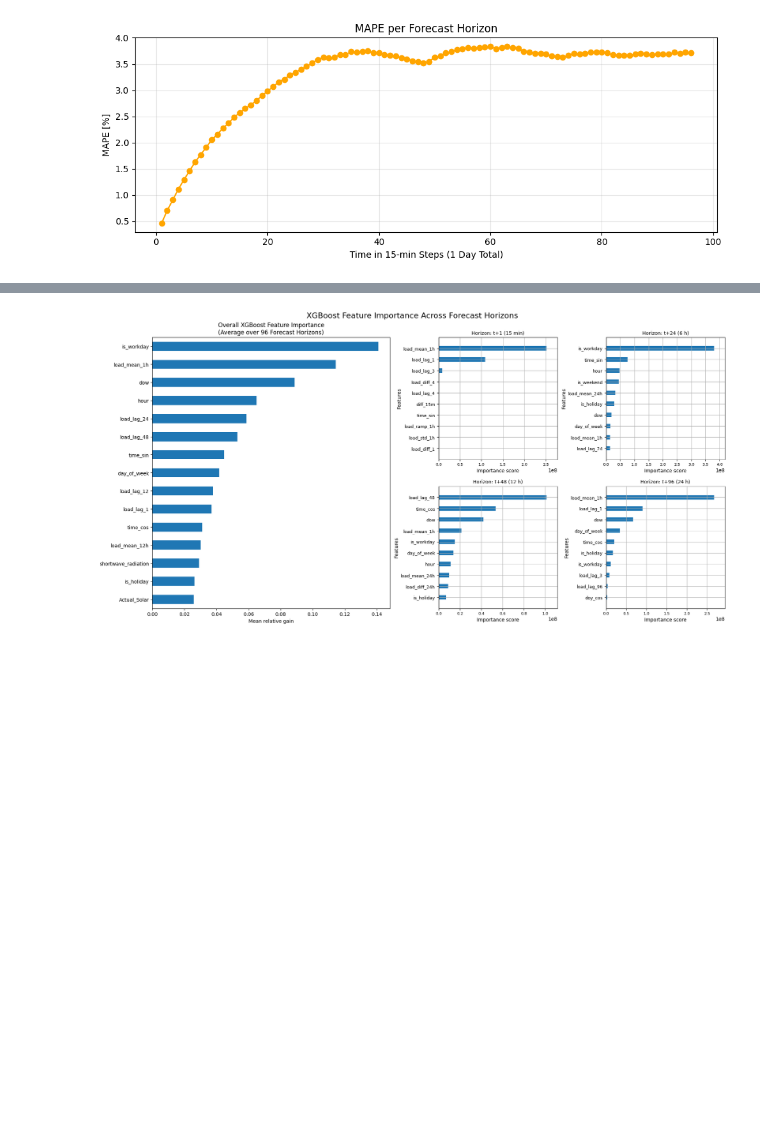
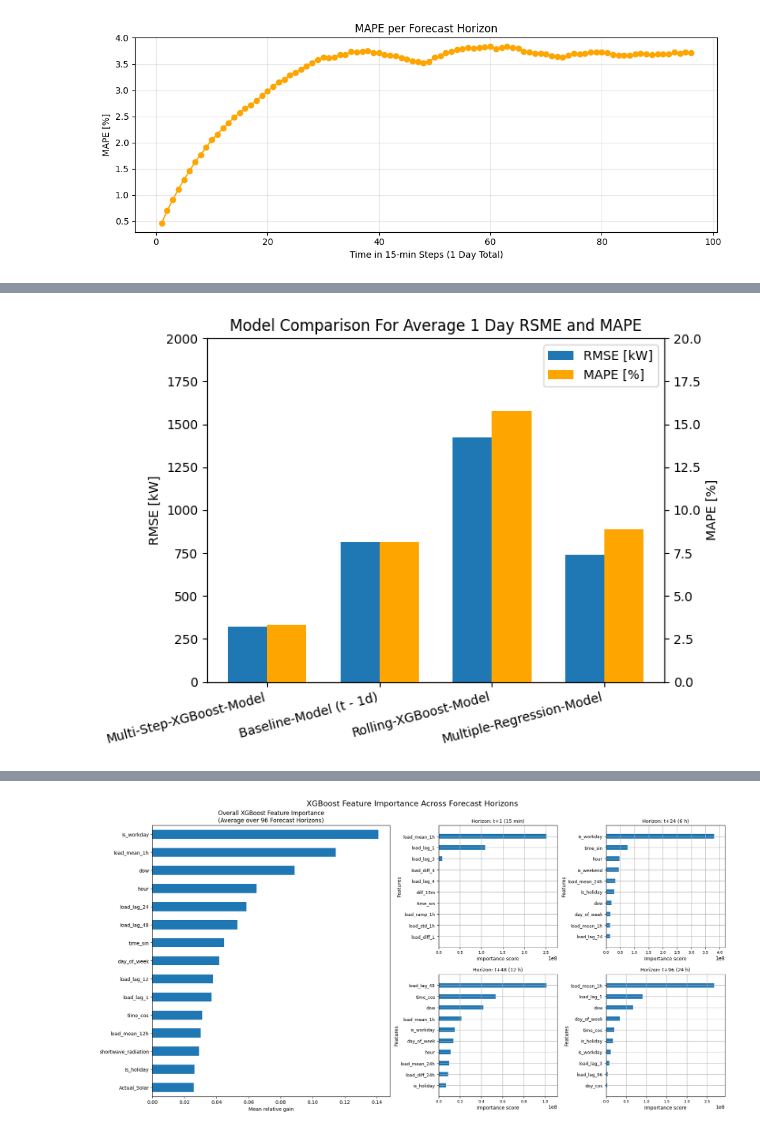
Before and after one commit to Julian3721/energy-demand-forecasting, a Jupyter notebook: multi-step-xgboost.ipynb, the cells around one changed output, grey strips where cells are left out. Saved outputs shown, nothing was run; the diff lists cells and outputs as text; code cells hidden in the pictures; blank space fills up the shorter version.

```diff
--- a/multi-step-xgboost.ipynb
+++ b/multi-step-xgboost.ipynb
@@ -407,13 +351,0 @@ plt.show()
-# %%
-import json
-from pathlib import Path
-import pprint
-
-# adjust the path if the file is elsewhere
-json_path = Path("forecast_metrics.json")
-
-with json_path.open() as f:
-    data = json.load(f)
-
-print("Raw content of forecast_metrics.json:")
-pprint.pprint(data, width=120)
@@ -424,3 +352,80 @@ Raw content of forecast_metrics.json:
+# %%
+# plot model comparison
+best_dir = pathlib.Path("best_run")
+with open(best_dir / "metrics.json") as f:
+    base_metrics = json.load(f)
+
+with open("rolling_metrics.json") as f:
+    roll_metrics = json.load(f)[0]
+
+mr_vals = {}
+with open("multiple_regression_metrics", encoding="utf-8") as f:
+    for line in f:
+        key, val = line.split("=")
+        mr_vals[key.strip()] = float(val)
+
+models    = [
+    "Multi-Step-XGBoost-Model",
+    "Baseline-Model (t - 1d)",
+    "Rolling-XGBoost-Model",
+    "Multiple-Regression-Model"
+]
+
+rmse_vals = [
+    base_metrics["rmse_mean"],
+    rmse_rolling,
+    roll_metrics["RMSE_total"],
+    mr_vals["mr_RMSE"]
+]
+
+mape_vals = [
+    base_metrics["mape_mean"],
+    mape_rolling,
+    roll_metrics["MAPE_total"],
+    mr_vals["mr_MAPE"]
+]
+
+x, width = np.arange(len(models)), 0.35
+fig, ax_rmse = plt.subplots(figsize=(7, 5))
+ax_mape = ax_rmse.twinx()
+
+ax_rmse.set_title("Model Comparison For Average 1 Day RSME and MAPE")
+
+bars_rmse = ax_rmse.bar(x - width/2, rmse_vals, width)
+bars_mape = ax_mape.bar(x + width/2, mape_vals, width, color="orange")
+
+ax_rmse.set_ylabel("RMSE [kW]")
+ax_mape.set_ylabel("MAPE [%]")
+
+ax_rmse.set_ylim(0, 2000)
+ax_mape.set_ylim(0, 20)
+
+ax_rmse.set_xticks(x)
+ax_rmse.set_xticklabels(models, rotation=15, ha="right")
+
+ax_rmse.grid(False)
+ax_mape.grid(False)
+fig.patch.set_facecolor("white")
+ax_rmse.set_facecolor("white")
+ax_mape.set_facecolor("white")
+
+ax_rmse.legend([bars_rmse[0], bars_mape[0]], ["RMSE [kW]", "MAPE [%]"])
+
+plt.tight_layout()
+plt.show()
+
+# reloading best multi-step-model (for further use)
+best_dir = pathlib.Path("best_run")
+model = joblib.load(best_dir / "best_xgb_multi.pkl")
+study = joblib.load(best_dir / "optuna_study.pkl")
+X_te   = joblib.load(best_dir / "X_te.pkl")
+y_te   = joblib.load(best_dir / "y_te.pkl")
+y_pred = joblib.load(best_dir / "y_pred.pkl")
+
+with open(best_dir / "metrics.json") as f:
+    metrics = json.load(f)
+# %% [output]
+[figure, added]
 # %%
 # plotting predicted demand compared to actual demand
 HORIZON = y_te.shape[1]
```
Also changed, not shown: parts of 17 cells of this notebook, 5 other files.
